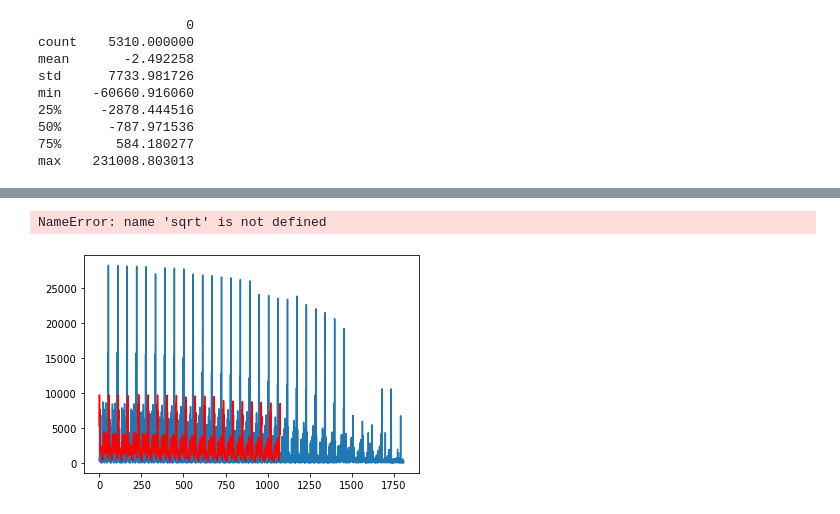
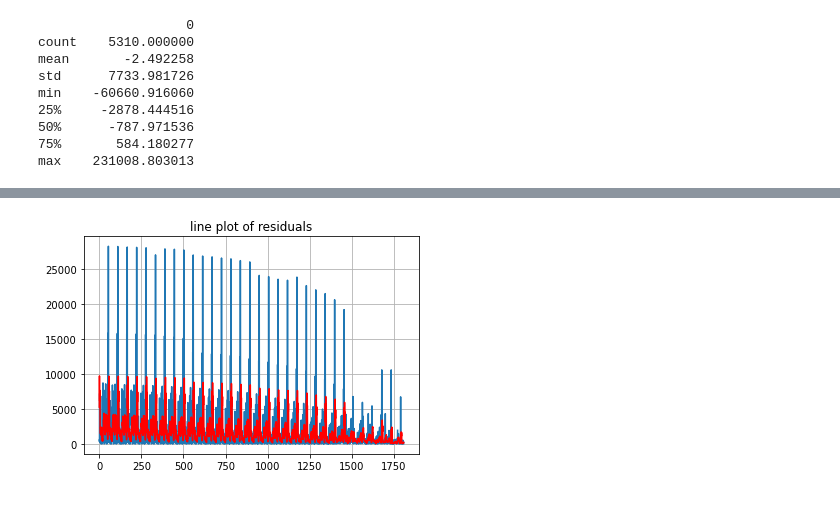
Before and after one commit to antirose/CovidInfectionAnalysis, a Jupyter notebook: machine learning model/ARIMA TIME SERIES.ipynb, the cells around one changed output, grey strips where cells are left out. Drawn from its saved outputs; the diff is of its cells as text; code cells hidden in the pictures.

```diff
--- a/machine learning model/ARIMA TIME SERIES.ipynb
+++ b/machine learning model/ARIMA TIME SERIES.ipynb
@@ -124,13 +127,10 @@ KeyboardInterrupt:
-# %%
-# evaluate forecasts
-rmse = sqrt(mean_squared_error(test, predictions))
-print('Test RMSE: %.3f' % rmse)
-# %% [output]
-NameError: name 'sqrt' is not defined
 # %%
 # plot forecasts against actual outcomes
 pyplot.plot(test)
 pyplot.plot(predictions, color='red')
+# Add a grid.
+pyplot.grid()
+pyplot.title("line plot of residuals")
 pyplot.show()
 # %% [output]
-[figure, old version]
+[figure, new version]
```
Also changed, not shown: parts of 6 cells of this notebook, 17 other files.
